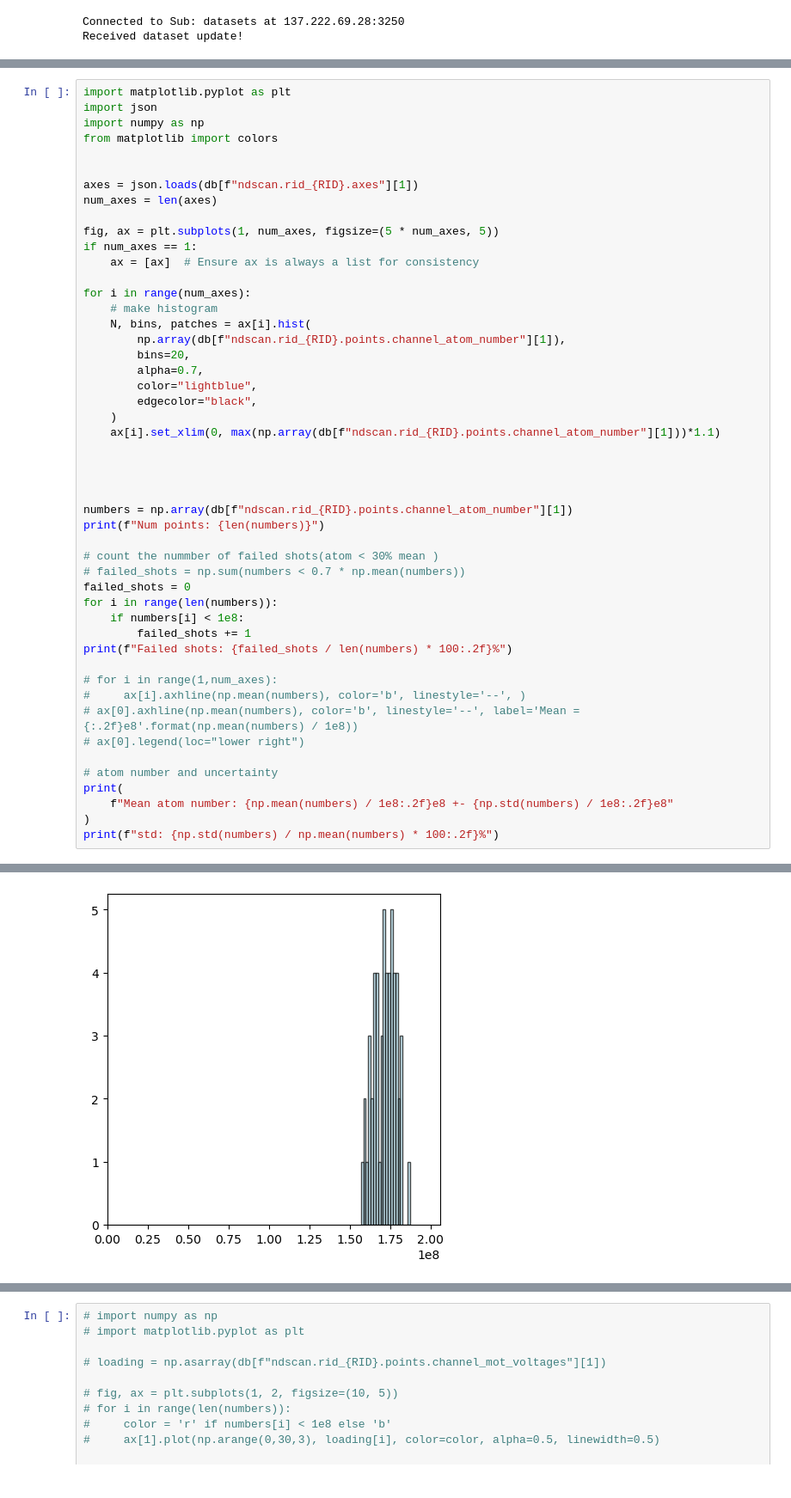
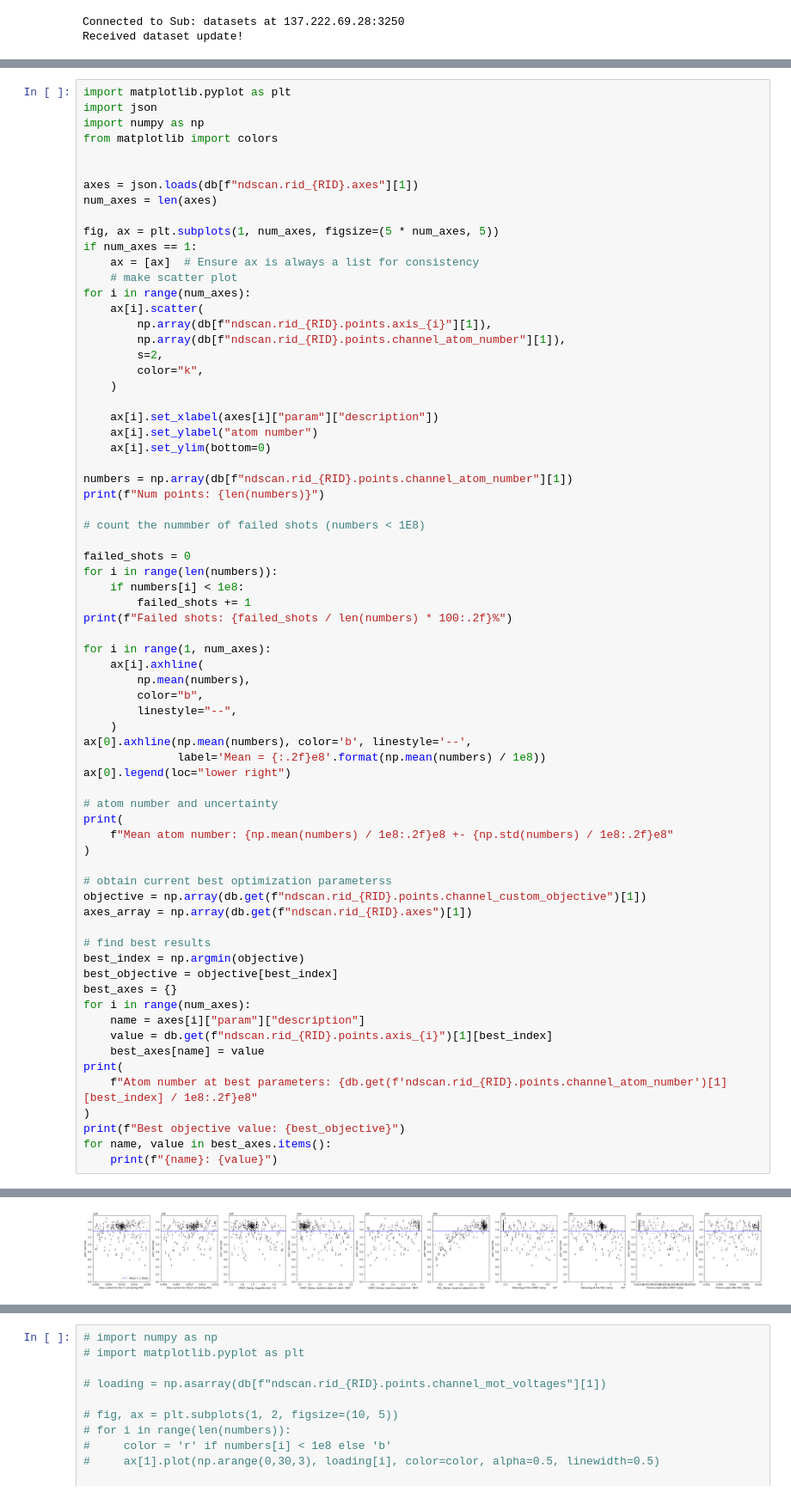
Before and after one commit to harrykendell/ARTIQ, a Jupyter notebook: analysis/testing.ipynb, the cells around one changed output, grey strips where cells are left out. Shown at 86% size. Saved outputs shown, nothing was run; the diff lists cells and outputs as text.

```diff
--- a/analysis/testing.ipynb
+++ b/analysis/testing.ipynb
@@ -77,40 +3038,61 @@ num_axes = len(axes)
 fig, ax = plt.subplots(1, num_axes, figsize=(5 * num_axes, 5))
 if num_axes == 1:
     ax = [ax]  # Ensure ax is always a list for consistency
+    # make scatter plot
+for i in range(num_axes):
+    ax[i].scatter(
+        np.array(db[f"ndscan.rid_{RID}.points.axis_{i}"][1]),
+        np.array(db[f"ndscan.rid_{RID}.points.channel_atom_number"][1]),
+        s=2,
+        color="k",
+    )
 
-for i in range(num_axes):
-    # make histogram
-    N, bins, patches = ax[i].hist(
-        np.array(db[f"ndscan.rid_{RID}.points.channel_atom_number"][1]),
-        bins=20,
-        alpha=0.7,
-        color="lightblue",
-        edgecolor="black",
-    )
-    ax[i].set_xlim(0, max(np.array(db[f"ndscan.rid_{RID}.points.channel_atom_number"][1]))*1.1)
-
-
-
+    ax[i].set_xlabel(axes[i]["param"]["description"])
+    ax[i].set_ylabel("atom number")
+    ax[i].set_ylim(bottom=0)
 
 numbers = np.array(db[f"ndscan.rid_{RID}.points.channel_atom_number"][1])
 print(f"Num points: {len(numbers)}")
 
-# count the nummber of failed shots(atom < 30% mean )
-# failed_shots = np.sum(numbers < 0.7 * np.mean(numbers))
+# count the nummber of failed shots (numbers < 1E8)
+
 failed_shots = 0
 for i in range(len(numbers)):
     if numbers[i] < 1e8:
         failed_shots += 1
 print(f"Failed shots: {failed_shots / len(numbers) * 100:.2f}%")
 
-# for i in range(1,num_axes):
-#     ax[i].axhline(np.mean(numbers), color='b', linestyle='--', )
-# ax[0].axhline(np.mean(numbers), color='b', linestyle='--', label='Mean = {:.2f}e8'.format(np.mean(numbers) / 1e8))
-# ax[0].legend(loc="lower right")
+for i in range(1, num_axes):
+    ax[i].axhline(
+        np.mean(numbers),
+        color="b",
+        linestyle="--",
+    )
+ax[0].axhline(np.mean(numbers), color='b', linestyle='--',
+              label='Mean = {:.2f}e8'.format(np.mean(numbers) / 1e8))
+ax[0].legend(loc="lower right")
 
 # atom number and uncertainty
 print(
     f"Mean atom number: {np.mean(numbers) / 1e8:.2f}e8 +- {np.std(numbers) / 1e8:.2f}e8"
 )
-print(f"std: {np.std(numbers) / np.mean(numbers) * 100:.2f}%")
+
+# obtain current best optimization parameterss
+objective = np.array(db.get(f"ndscan.rid_{RID}.points.channel_custom_objective")[1])
+axes_array = np.array(db.get(f"ndscan.rid_{RID}.axes")[1])
+
+# find best results
+best_index = np.argmin(objective)
+best_objective = objective[best_index]
+best_axes = {}
+for i in range(num_axes):
+    name = axes[i]["param"]["description"]
+    value = db.get(f"ndscan.rid_{RID}.points.axis_{i}")[1][best_index]
+    best_axes[name] = value
+print(
+    f"Atom number at best parameters: {db.get(f'ndscan.rid_{RID}.points.channel_atom_number')[1][best_index] / 1e8:.2f}e8"
+)
+print(f"Best objective value: {best_objective}")
+for name, value in best_axes.items():
+    print(f"{name}: {value}")
 # %% [output]
@@ -121 +3114 @@ std: 4.02%
-[figure, old version]
+[figure, new version]
```
Also changed, not shown: parts of 11 cells of this notebook, 3 other files.
